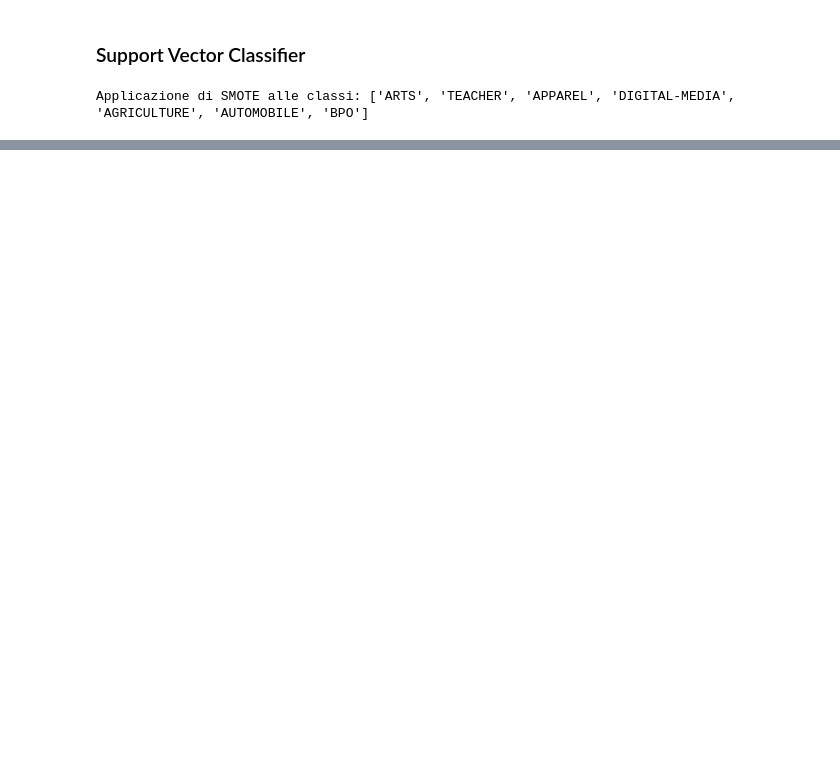
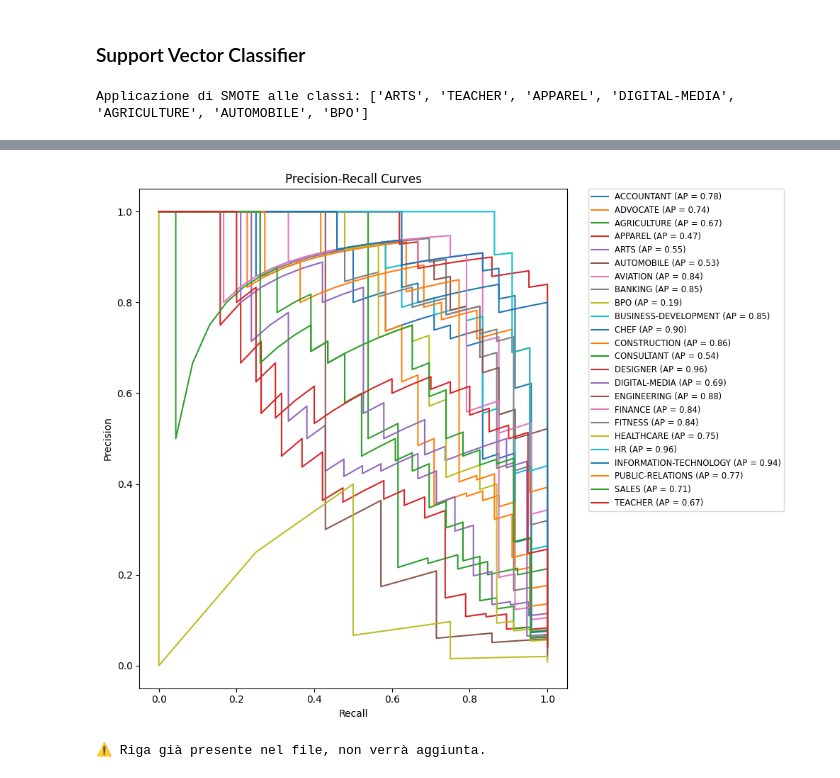
Before and after one commit to andreabochicchio02/ResumeMining, a Jupyter notebook: LogisticRegression/LR_TFIDF.ipynb, the cells around one changed output, grey strips where cells are left out. Cells and saved outputs as stored; diff of their text form; code cells hidden in the pictures; blank space fills up the shorter version.

Commit message:
Add experiment_log.txt and relative functions + js fetch

```diff
--- a/LogisticRegression/LR_TFIDF.ipynb
+++ b/LogisticRegression/LR_TFIDF.ipynb
@@ -181,16 +235,27 @@ plt.show()
 # %%
 plt.figure(figsize=(10, 8))
 
-for i in range(len(SVC_Model_best.classes_)):
+for i in range(len(LR_Model_best.classes_)):
     precision, recall, _ = precision_recall_curve(y_test_bin[:, i], y_score[:, i])
     avg_precision = average_precision_score(y_test_bin[:, i], y_score[:, i])
-    plt.plot(recall, precision, label=f"{SVC_Model_best.classes_[i]} (AP = {avg_precision:.2f})")
+    plt.plot(recall, precision, label=f"{LR_Model_best.classes_[i]} (AP = {avg_precision:.2f})")
 
 plt.xlabel("Recall")
 plt.ylabel("Precision")
 plt.title("Precision-Recall Curves")
 
 # Legenda esterna a destra
 plt.legend(bbox_to_anchor=(1.05, 1), loc='upper left', borderaxespad=0., fontsize='small')
 plt.tight_layout()
 plt.show()
+# %% [output]
+[figure, added]
+# %%
+import sys
+sys.path.append('..')
+
+from utils import save_experiment_TFIDF
+
+save_experiment_TFIDF(tfidf_vect, grid_search, LR_Model_best, X_train_features, y_train, X_test_features, y_test)
+# %% [output]
+⚠️ Riga già presente nel file, non verrà aggiunta.
```
Also changed, not shown: parts of 11 cells of this notebook, 16 other files.
